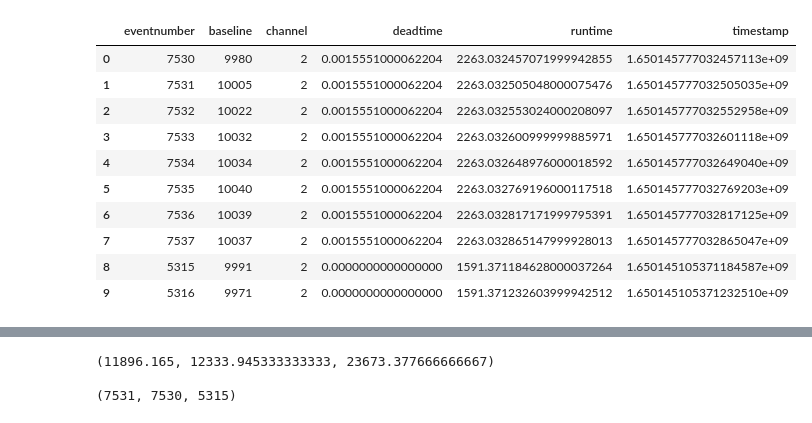
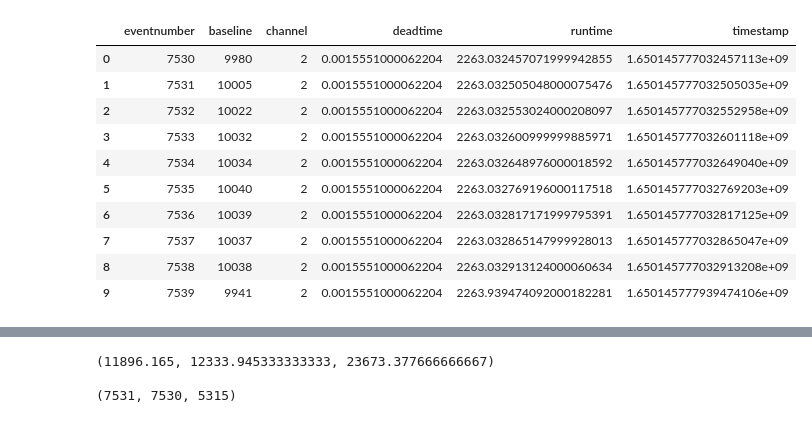
Before and after one commit to hofsi/leg-py, a Jupyter notebook: Run_find_event.ipynb, the cells around one changed output, grey strips where cells are left out. Saved outputs shown, nothing was run; the diff lists cells and outputs as text; code cells hidden in the pictures.

```diff
--- a/Run_find_event.ipynb
+++ b/Run_find_event.ipynb
@@ -7,19 +7,19 @@ file = "/mnt/atlas01/projects/legend/data/com/raw/2022-04-13-sipm-test/run006/20
 #show(file,"ch000/")
 # %%
 #fe.event_length(file,"ch001/raw/waveform/values")
-fe.print_event_data(file,[7530, 7531, 7532, 7533, 7534, 7535, 7536, 7537 ,5315, 5316])
+fe.print_event_data(file,[7530, 7531, 7532, 7533, 7534, 7535, 7536, 7537, 7538, 7539 ])
 # %% [output]
 |  | eventnumber | baseline | channel | deadtime | runtime | timestamp |
 | 0 | 7530 | 9980 | 2 | 0.0015551000062204 | 2263.032457071999942855 | 1.650145777032457113e+09 |
 | 1 | 7531 | 10005 | 2 | 0.0015551000062204 | 2263.032505048000075476 | 1.650145777032505035e+09 |
 | 2 | 7532 | 10022 | 2 | 0.0015551000062204 | 2263.032553024000208097 | 1.650145777032552958e+09 |
 | 3 | 7533 | 10032 | 2 | 0.0015551000062204 | 2263.032600999999885971 | 1.650145777032601118e+09 |
 | 4 | 7534 | 10034 | 2 | 0.0015551000062204 | 2263.032648976000018592 | 1.650145777032649040e+09 |
 | 5 | 7535 | 10040 | 2 | 0.0015551000062204 | 2263.032769196000117518 | 1.650145777032769203e+09 |
 | 6 | 7536 | 10039 | 2 | 0.0015551000062204 | 2263.032817171999795391 | 1.650145777032817125e+09 |
 | 7 | 7537 | 10037 | 2 | 0.0015551000062204 | 2263.032865147999928013 | 1.650145777032865047e+09 |
-| 8 | 5315 | 9991 | 2 | 0.0000000000000000 | 1591.371184628000037264 | 1.650145105371184587e+09 |
-| 9 | 5316 | 9971 | 2 | 0.0000000000000000 | 1591.371232603999942512 | 1.650145105371232510e+09 |
+| 8 | 7538 | 10038 | 2 | 0.0015551000062204 | 2263.032913124000060634 | 1.650145777032913208e+09 |
+| 9 | 7539 | 9941 | 2 | 0.0015551000062204 | 2263.939474092000182281 | 1.650145777939474106e+09 |
 # %%
 results, entrys = fe.find_event(file,fe.median,[1,11000,10000000,0,3000],minfit=0,include_channel = ["OB-01"], )
 #["OB-01","OB-02","OB-03","OB-05","OB-06","OB-07","OB-08","OB-09","OB-12","OB-13","OB-14","OB-16","OB-17","OB-21","OB-22","OB-23","OB-24","OB-25","OB-26","OB-28","OB-29","OB-30","OB-31","OB-35","OB-36","OB-37","OB-38","OB-39","OB-40"]
```
Also changed, not shown: parts of 3 cells of this notebook.
